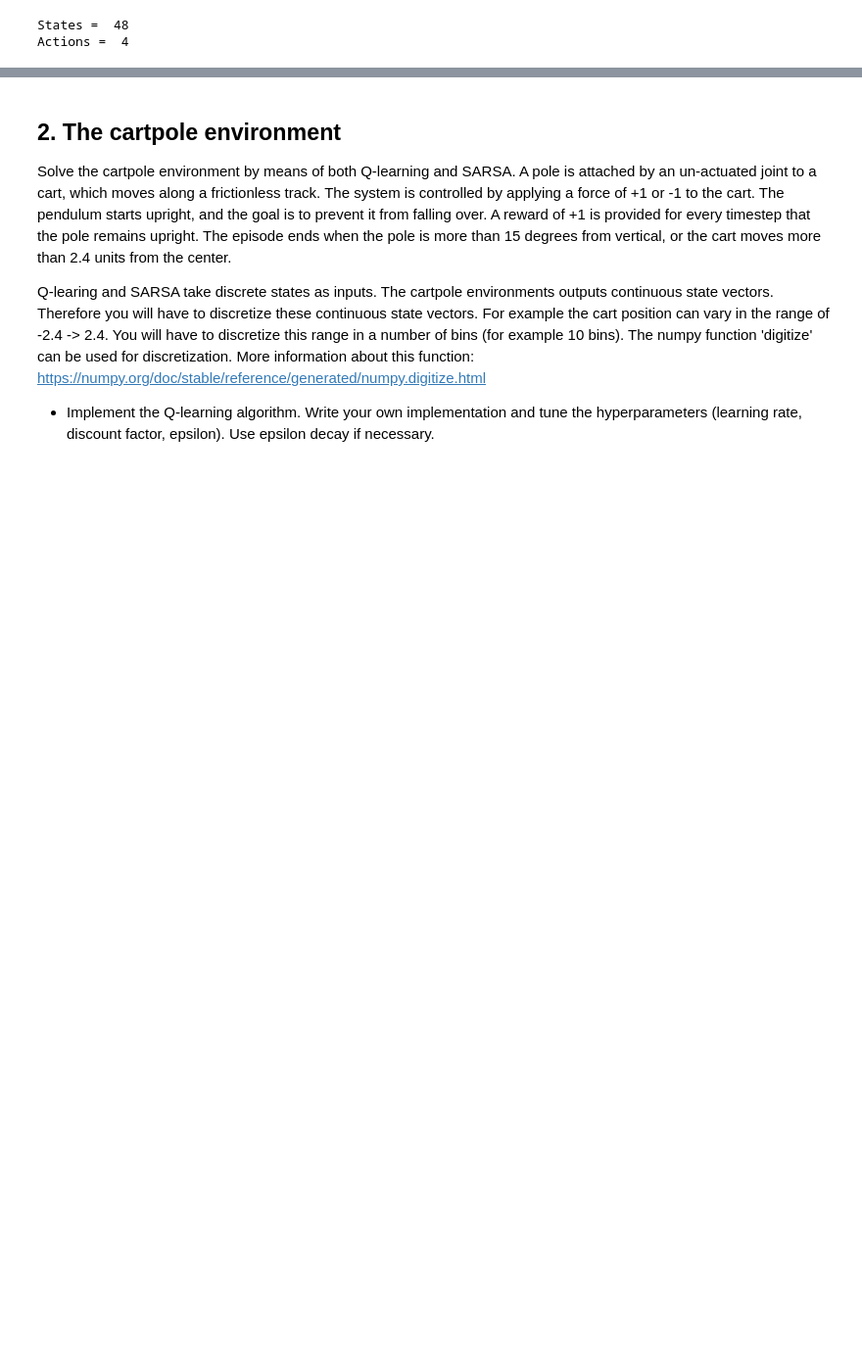
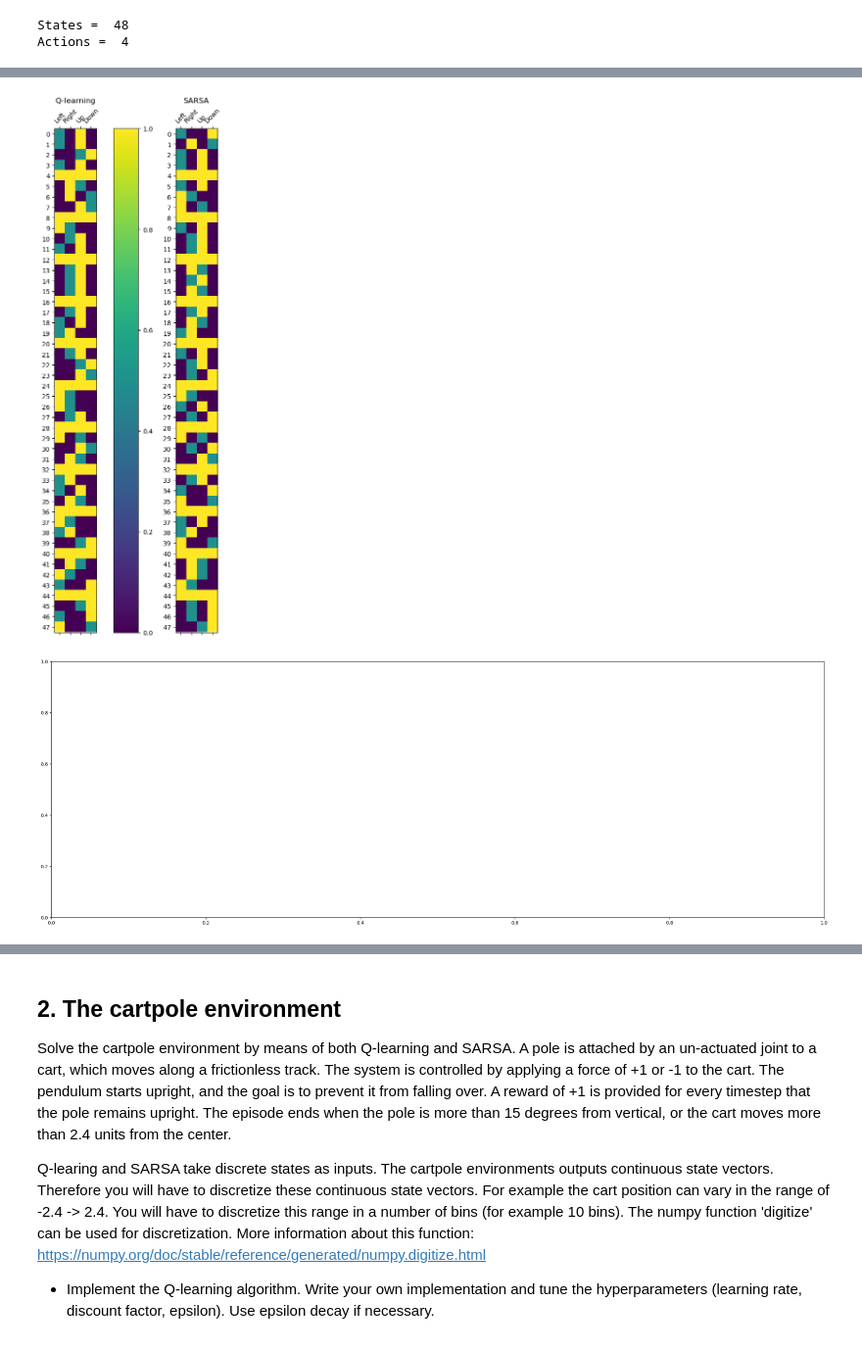
Before and after one commit to RichardVanraes/TDL, a Jupyter notebook: Session_03_Temporal_Diffence_Learning_Assignment.ipynb, the cells around one changed output, grey strips where cells are left out. Shown: that part at 98% size. Drawn from its saved outputs; the diff is of its cells as text; code cells hidden in the pictures; blank space fills up the shorter version.

```diff
--- a/Session_03_Temporal_Diffence_Learning_Assignment.ipynb
+++ b/Session_03_Temporal_Diffence_Learning_Assignment.ipynb
@@ -174,0 +204,49 @@ ValueError: operands could not be broadcast together with shapes (40,) (10,)
+# %%
+A = np.array(QL_James.q_table)
+res = A.max(axis=1)
+res2 = np.sort(A, axis=1)[:, -2]
+QL = np.zeros((env_states,env_actions))
+for i in range(env_states):
+    for j in range(env_actions):
+        if A[i][j] == res[i]:
+            QL[i][j] = 1
+        elif A[i][j] == res2[i]:
+            QL[i][j] = 0.5
+        else:
+            QL[i][j] = 0
+
+B = np.array(SA_James.q_table)
+res = B.max(axis=1)
+res2 = np.sort(B, axis=1)[:, -2]
+SA = np.zeros((env_states,env_actions))
+for i in range(env_states):
+    for j in range(env_actions):
+        if B[i][j] == res[i]:
+            SA[i][j] = 1
+        elif B[i][j] == res2[i]:
+            SA[i][j] = 0.5
+        else:
+            SA[i][j] = 0
+
+
+import seaborn as sns
+actions=("Left","Right","Up","Down")
+fig, axes = plt.subplots(1,2, figsize=(12,12))
+ax1, ax2 = axes
+im1 = ax1.matshow(QL)
+im2 = ax2.matshow(SA)
+ax1.set_title("Q-learning")
+ax2.set_title("SARSA")
+ax1.set_yticks(range(env_states))
+ax1.set_xticks(range(env_actions))
+ax1.set_xticklabels(actions,rotation=45)
+ax2.set_yticks(range(env_states))
+ax2.set_xticks(range(env_actions))
+ax2.set_xticklabels(actions,rotation=45)
+plt.tight_layout()
+plt.figure(figsize=(30,10))
+plt.colorbar(im1)
+plt.show()
+# %% [output]
+[figure, added]
+[figure, added]
```
Also changed, not shown: parts of 7 cells of this notebook.
